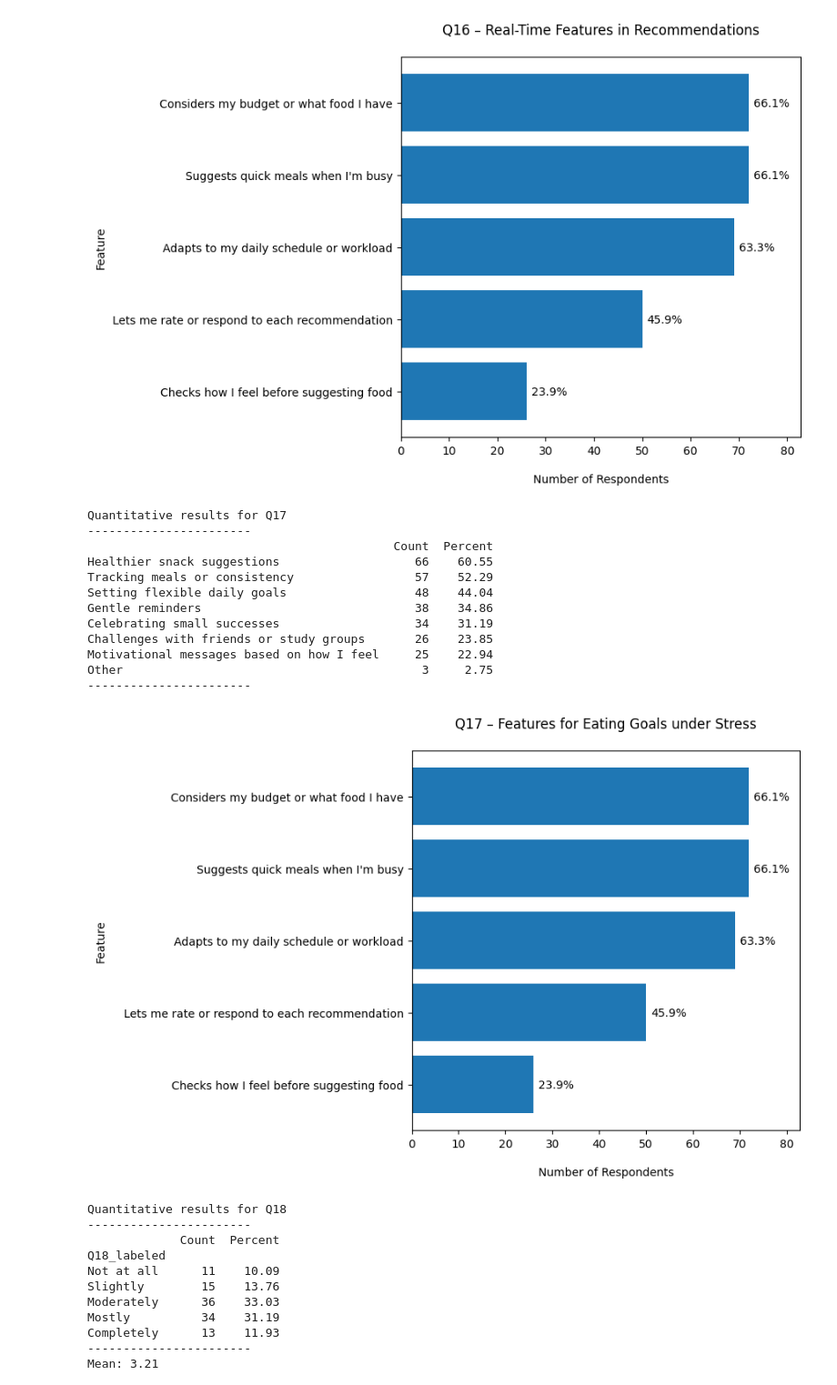
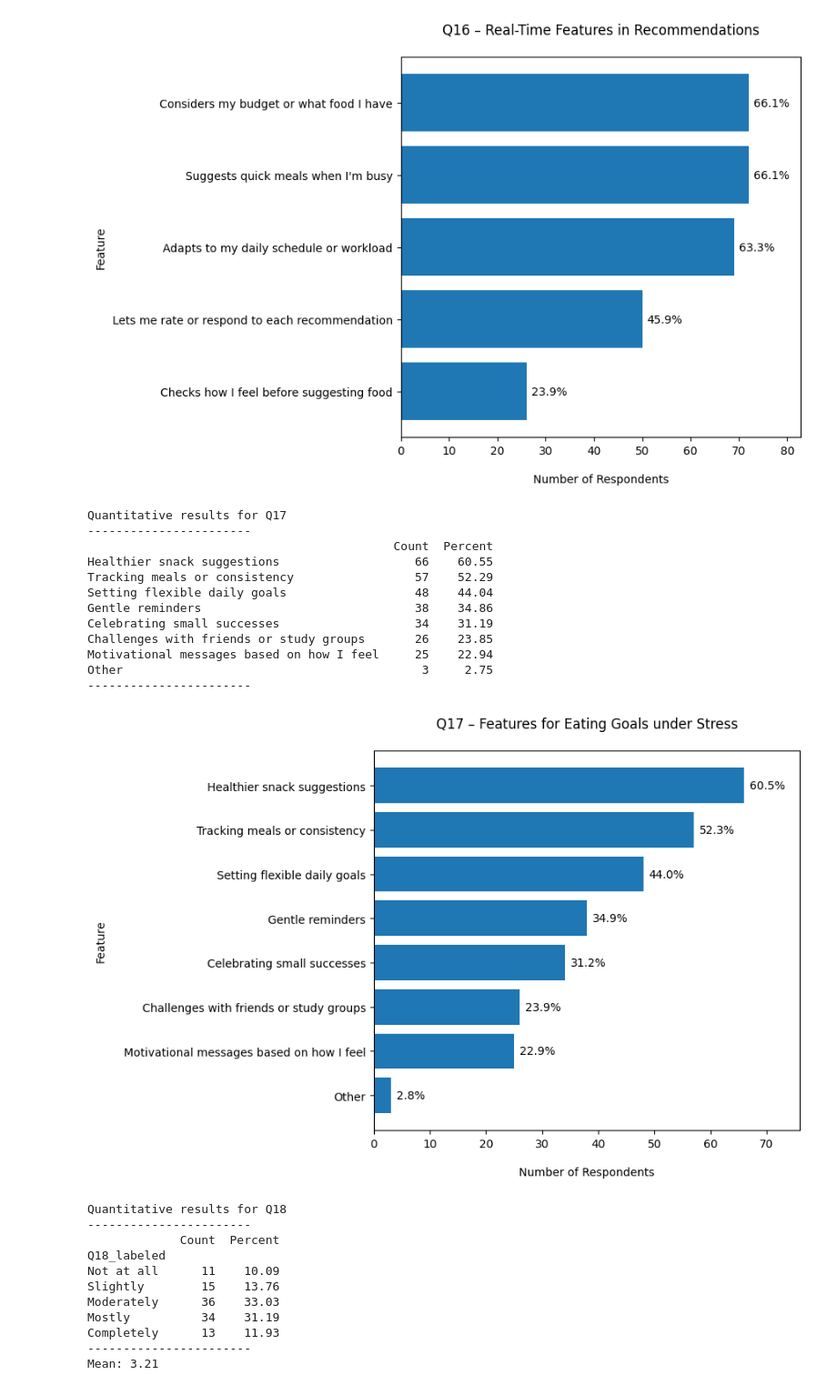
Before and after one commit to Oliveira-Lionel/thesis_results, a Jupyter notebook: results.ipynb, the cells around one changed output. Shown at 91% size. Drawn from its saved outputs; the diff is of its cells as text; code cells hidden in the pictures.

```diff
--- a/results.ipynb
+++ b/results.ipynb
@@ -1253,38 +1253,41 @@ filtered, others, dummies, df_updated = process_checkbox(qid, official_options_m
 df = df_updated
 
 cb_results = cb_block(filtered, others, dummies, qid)
+
+# Sort by count
+cb_results_sorted = cb_results.sort_values(by='Count', ascending=True)
 
 # Plot the results
 plt.figure(figsize=(9,6))
 bars = plt.barh(cb_results_sorted.index, cb_results_sorted['Count'], color='#1f77b4')
 plt.title('Q17 – Features for Eating Goals under Stress', pad=20)
 plt.xlabel('Number of Respondents', labelpad=15)
 plt.ylabel('Feature', labelpad=15)
 max_count = cb_results_sorted['Count'].max()
 plt.xlim(0, max_count * 1.15)
 
 # Add values next to bars
 for bar, perc in zip(bars, cb_results_sorted['Percent']):
     width = bar.get_width()
     plt.text(width + 1, bar.get_y() + bar.get_height()/2,
              f"{perc:.1f}%", va='center')
 
 plt.tight_layout()
 plt.show()
 # %% [output]
 Quantitative results for Q17
 -----------------------
                                            Count  Percent
 Healthier snack suggestions                   66    60.55
 Tracking meals or consistency                 57    52.29
 Setting flexible daily goals                  48    44.04
 Gentle reminders                              38    34.86
 Celebrating small successes                   34    31.19
 Challenges with friends or study groups       26    23.85
 Motivational messages based on how I feel     25    22.94
 Other                                          3     2.75
 -----------------------
-[figure, old version]
+[figure, new version]
 # %%
 # Q18 – Trust in AI Recommendations (Likert Scale)
 # Cross-analysis count: 0
```
Also changed, not shown: parts of 6 cells of this notebook.
